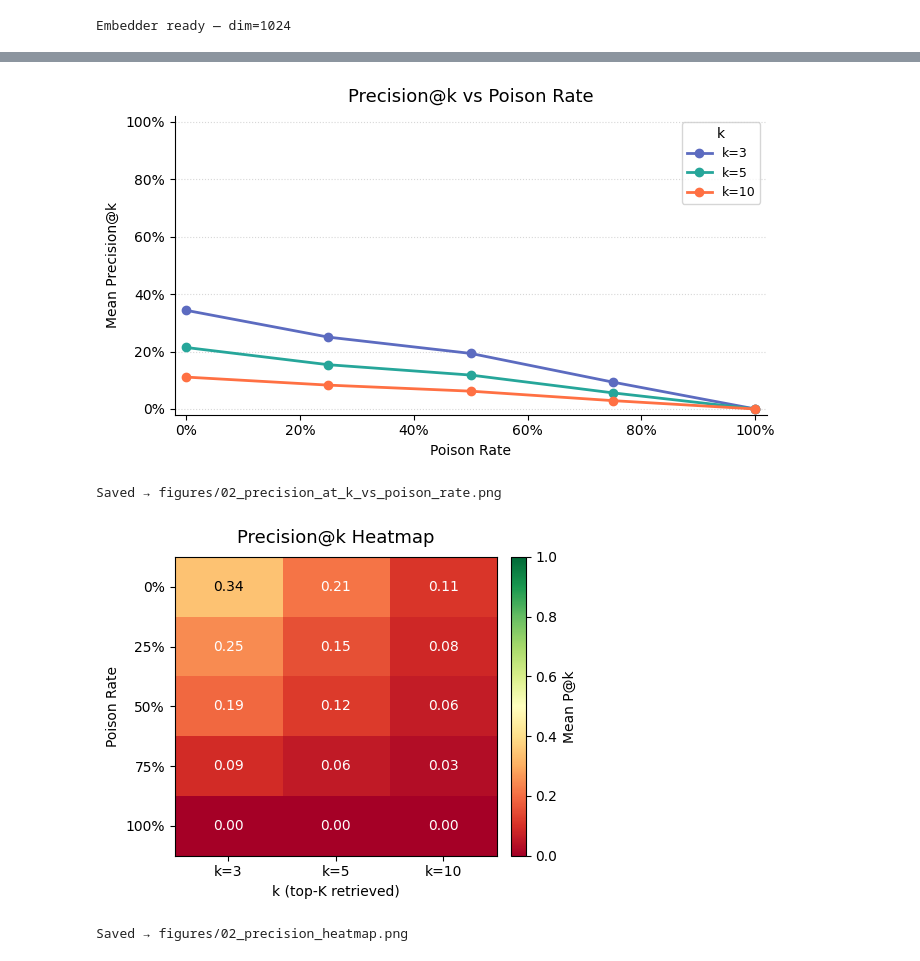
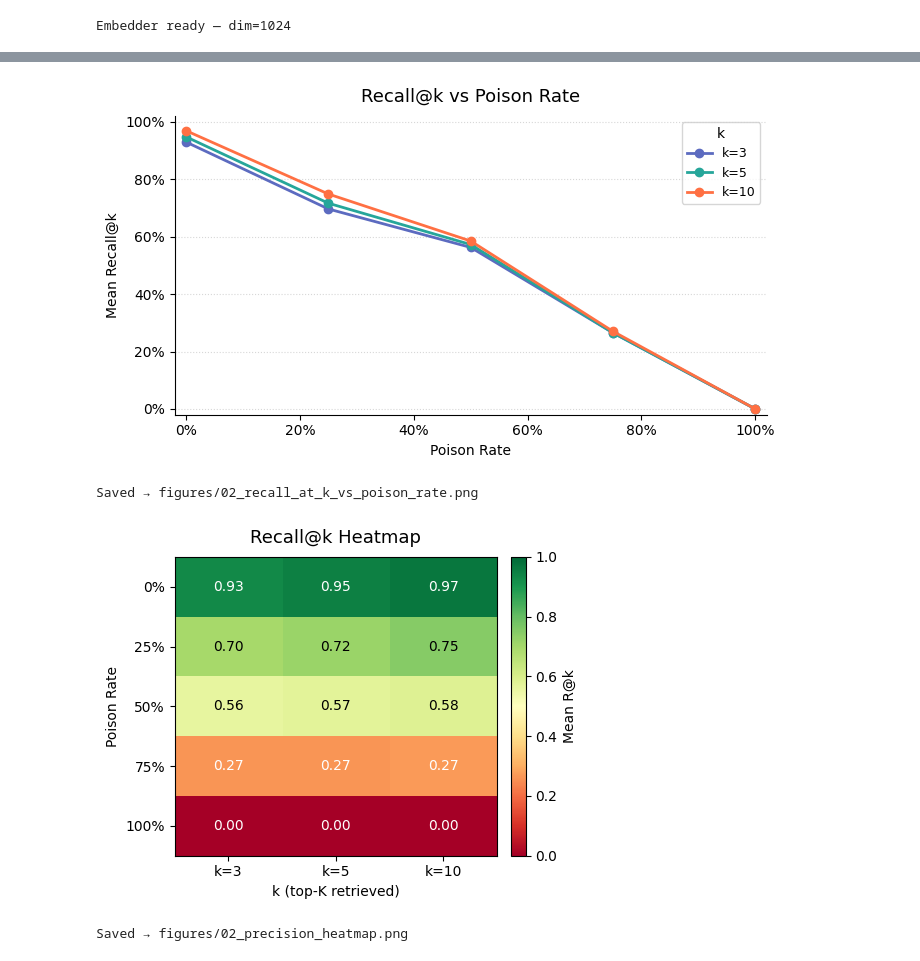
Before and after one commit to PrismaKisar/rag-trustworthiness, a Jupyter notebook: notebooks/04_retrieval.ipynb, the cells around one changed output, grey strips where cells are left out. Cells and saved outputs as stored; diff of their text form; code cells hidden in the pictures.

Commit message:
chore: update notebook outputs after recall_at_k changes

```diff
--- a/notebooks/04_retrieval.ipynb
+++ b/notebooks/04_retrieval.ipynb
@@ -65,7 +65,7 @@ Embedder ready — dim=1024
 # %%
 def run_precision_sweep(examples, embedder, k_values, poison_rates,
                         distractor_pool=20, seed=42):
-    """Returns DataFrame [poison_rate, k, mean_precision_at_k, n]."""
+    """Returns DataFrame [poison_rate, k, mean_recall_at_k, n]."""
     rows = []
 
     for poison_rate in poison_rates:
@@ -84,12 +84,12 @@ def run_precision_sweep(examples, embedder, k_values, poison_rates,
                 retriever.build(corpus)
                 retrieved = retriever.retrieve(ex["claim"], k=k)
                 gold = [corpus.passages[i] for i in corpus.gold_indices]
-                precisions.append(precision_at_k(retrieved, gold) if gold else 0.0)
+                precisions.append(recall_at_k(retrieved, gold) if gold else 0.0)
 
             mean_p = float(np.mean(precisions)) if precisions else 0.0
             rows.append({"poison_rate": poison_rate, "k": k,
-                         "mean_precision_at_k": mean_p, "n": len(precisions)})
-            print(f"  poison_rate={poison_rate:.2f}  k={k:2d}  P@k={mean_p:.4f}  "
+                         "mean_recall_at_k": mean_p, "n": len(precisions)})
+            print(f"  poison_rate={poison_rate:.2f}  k={k:2d}  R@k={mean_p:.4f}  "
                   f"(n={len(precisions)})")
 
     return pd.DataFrame(rows)
@@ -107,5 +126,5 @@ print("\nSweep done.")
 # %%
-# --- Precision@k vs poison_rate — one line per k ---
+# --- Recall@k vs poison_rate - one line per k ---
 K_COLORS = {3: "#5C6BC0", 5: "#26A69A", 10: "#FF7043"}
 
 fig, ax = plt.subplots(figsize=(7, 4))
@@ -113,14 +132,14 @@ fig, ax = plt.subplots(figsize=(7, 4))
 for k in K_VALUES:
     sub = results[results["k"] == k].sort_values("poison_rate")
     ax.plot(
-        sub["poison_rate"], sub["mean_precision_at_k"],
+        sub["poison_rate"], sub["mean_recall_at_k"],
         marker="o", linewidth=2, markersize=6,
         color=K_COLORS[k], label=f"k={k}",
     )
 
-ax.set_title("Precision@k vs Poison Rate", fontsize=13, pad=10)
+ax.set_title("Recall@k vs Poison Rate", fontsize=13, pad=10)
 ax.set_xlabel("Poison Rate")
-ax.set_ylabel("Mean Precision@k")
+ax.set_ylabel("Mean Recall@k")
 ax.set_xlim(-0.02, 1.02)
 ax.set_ylim(-0.02, 1.02)
 ax.xaxis.set_major_formatter(mticker.PercentFormatter(xmax=1))
@@ -130,40 +149,40 @@ ax.spines[["top", "right"]].set_visible(False)
 ax.grid(axis="y", linestyle=":", alpha=0.5)
 
 plt.tight_layout()
-plt.savefig("../figures/02_precision_at_k_vs_poison_rate.png", dpi=150, bbox_inches="tight")
+plt.savefig("../figures/02_recall_at_k_vs_poison_rate.png", dpi=150, bbox_inches="tight")
 plt.show()
-print("Saved → figures/02_precision_at_k_vs_poison_rate.png")
+print("Saved → figures/02_recall_at_k_vs_poison_rate.png")
 # %% [output]
-[figure, old version]
+[figure, new version]
-Saved → figures/02_precision_at_k_vs_poison_rate.png
+Saved → figures/02_recall_at_k_vs_poison_rate.png
 # %%
 # --- Heatmap: poison_rate × k ---
-pivot = results.pivot(index="poison_rate", columns="k", values="mean_precision_at_k")
+pivot = results.pivot(index="poison_rate", columns="k", values="mean_recall_at_k")
 
 fig, ax = plt.subplots(figsize=(5, 4))
 im = ax.imshow(pivot.values, aspect="auto", cmap="RdYlGn", vmin=0, vmax=1)
 
 ax.set_xticks(range(len(pivot.columns)))
 ax.set_xticklabels([f"k={k}" for k in pivot.columns])
 ax.set_yticks(range(len(pivot.index)))
 ax.set_yticklabels([f"{r:.0%}" for r in pivot.index])
 ax.set_xlabel("k (top-K retrieved)")
 ax.set_ylabel("Poison Rate")
-ax.set_title("Precision@k Heatmap", fontsize=13, pad=10)
+ax.set_title("Recall@k Heatmap", fontsize=13, pad=10)
 
 for i in range(pivot.shape[0]):
     for j in range(pivot.shape[1]):
         val = pivot.values[i, j]
         ax.text(j, i, f"{val:.2f}", ha="center", va="center",
                 fontsize=10, color="black" if 0.3 < val < 0.85 else "white")
 
-plt.colorbar(im, ax=ax, fraction=0.046, pad=0.04, label="Mean P@k")
+plt.colorbar(im, ax=ax, fraction=0.046, pad=0.04, label="Mean R@k")
 plt.tight_layout()
 plt.savefig("../figures/02_precision_heatmap.png", dpi=150, bbox_inches="tight")
 plt.show()
 print("Saved → figures/02_precision_heatmap.png")
 # %% [output]
-[figure, old version]
+[figure, new version]
 Saved → figures/02_precision_heatmap.png
 # %%
 # --- Summary table ---
```
Also changed, not shown: parts of 10 cells of this notebook, 9 other files.
